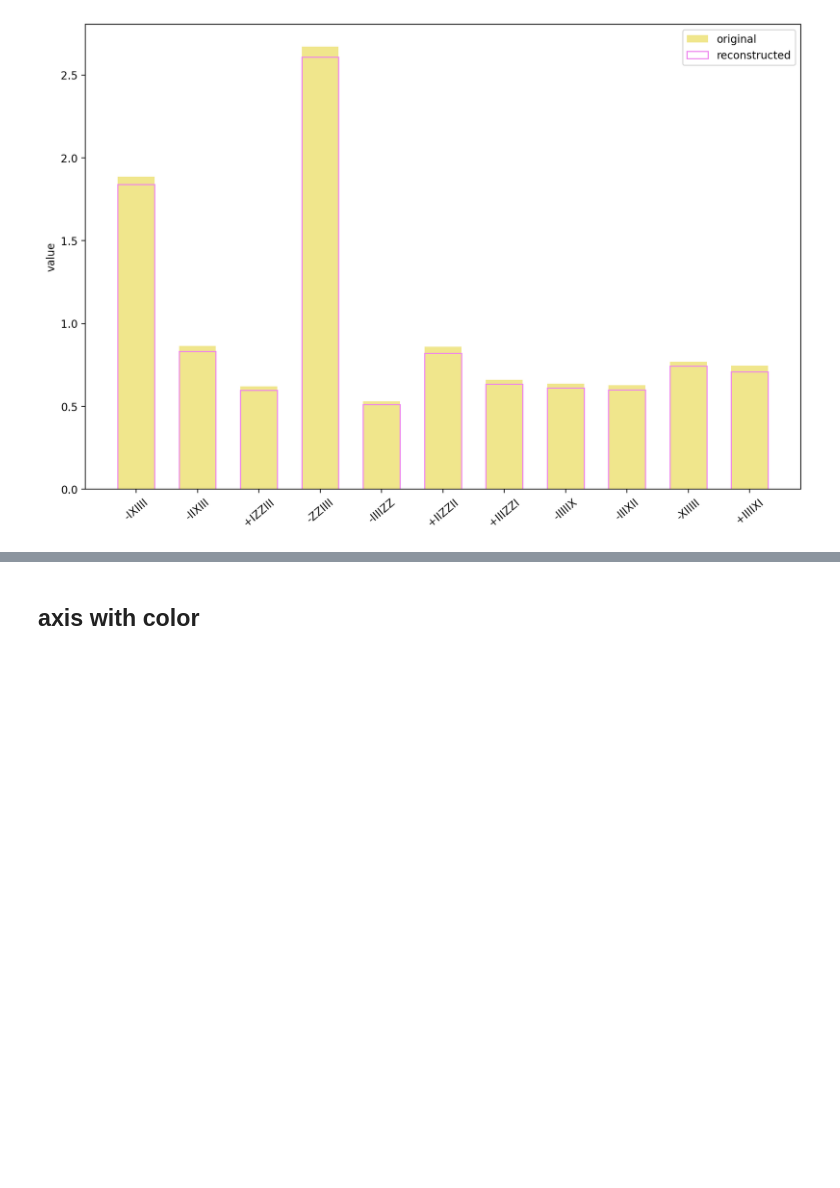
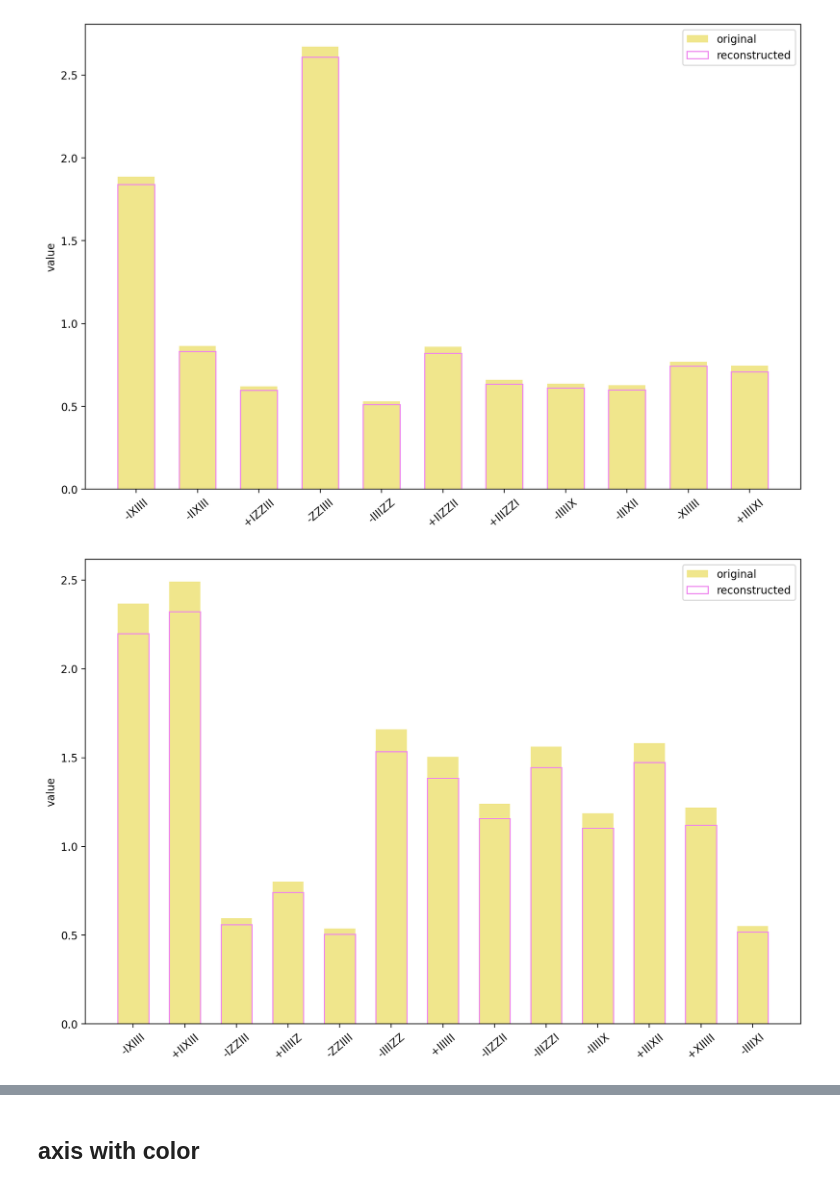
Before and after one commit to zyHan2077/HamiltonianLearning, a Jupyter notebook: plot/dataPresentation.ipynb, the cells around one changed output, grey strips where cells are left out. Drawn from its saved outputs; the diff is of its cells as text; code cells hidden in the pictures; blank space fills up the shorter version.

Commit message:
Ising n=4, 5, 6, 7

```diff
--- a/plot/dataPresentation.ipynb
+++ b/plot/dataPresentation.ipynb
@@ -659,3 +659,50 @@ plt.savefig("Ising_n=6_top_20_terms_barplot.svg", format="svg")
 plt.show()
 # %% [output]
 [figure]
+# %%
+nmax = 8
+filenames = ["../data/strictlyRandomIsingRounds=500_n=" + str(x) + ".json" for x in range(1, nmax)]
+maxPoint = 500
+titles = [ "n=" + str(x) for x in range(1, nmax)]
+
+# n=6 Ising ==================
+errors, calls, minHamLs = getAllError_calls_multiH_withmin(filenames[6])
+nplot = 6
+topNum = 25
+_, originalHam, reconstructedHam = minHamLs[4]
+width=0.6
+# ===============================
+
+getReVal = lambda x: reconstructedHam[x] if x in reconstructedHam else 0
+# result = {k: (v1, getReVal(k)) for k, v1 in sorted(originalHam.items(), key=lambda item: abs(item[1]), reverse=True)}
+result = {k: (v1, getReVal(k)) for k, v1 in originalHam.items()}
+labels = []
+v0 = []
+v1 = []
+signs = []
+for k, v in list(result.items())[:topNum]:
+    curs = np.sign(v[0])
+    signs.append(curs)
+    labels.append(k)
+    v0.append(curs*v[0])
+    v1.append(curs*v[1])
+
+x = np.arange(len(labels))
+
+
+fig, ax = plt.subplots()
+rects1 = ax.bar(x, v0, width, label='original', color='khaki')
+rects2 = ax.bar(x, v1, width, label='reconstructed', edgecolor='violet', fill=False)
+
+# Add some text for labels, title and custom x-axis tick labels, etc.
+ax.set_ylabel('value')
+# ax.set_title('Scores by group and gender')
+ax.set_xticks(x)
+ax.tick_params(axis='x', rotation=40)
+ax.set_xticklabels([addSign(num2PauliLabel(int(labels[i])-1, nplot), signs[i]) for i in range(0, len(labels))])
+ax.legend()
+
+plt.savefig("Ising_n=7_top_20_terms_barplot.svg", format="svg")
+plt.show()
+# %% [output]
+[figure, added]
```
Also changed, not shown: parts of 2 cells of this notebook, 3 other files.
